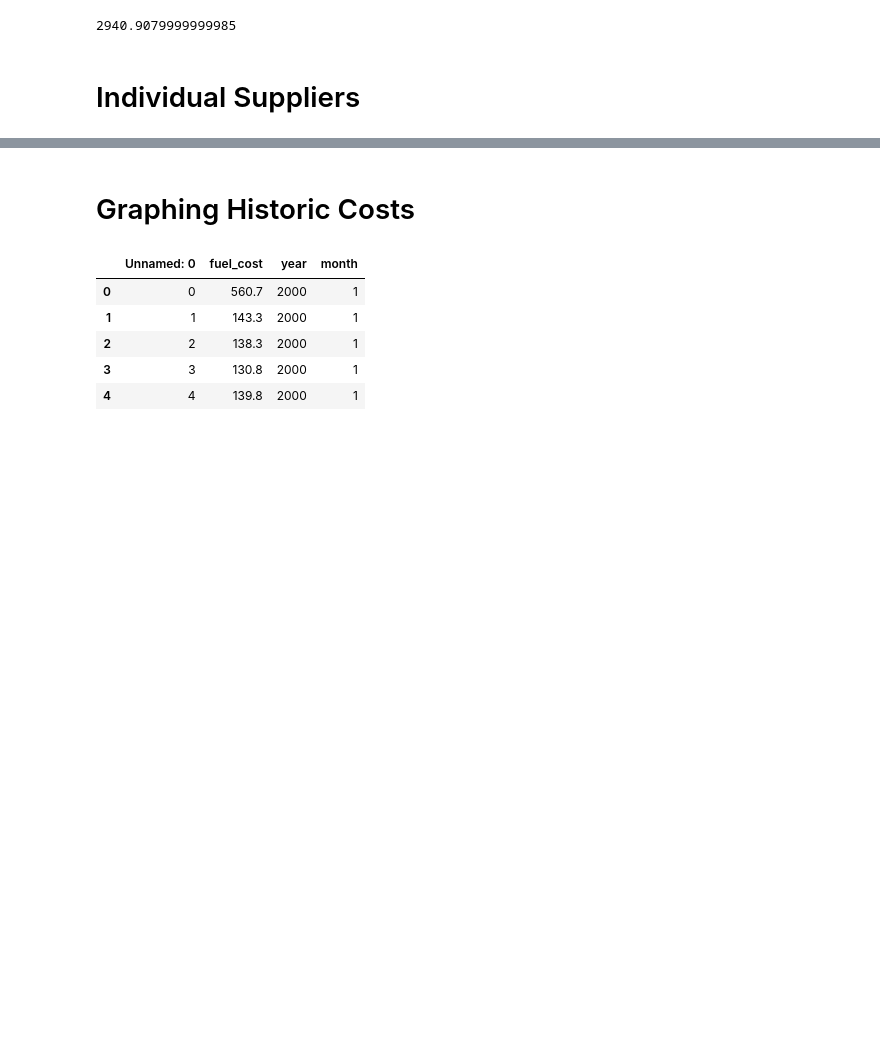
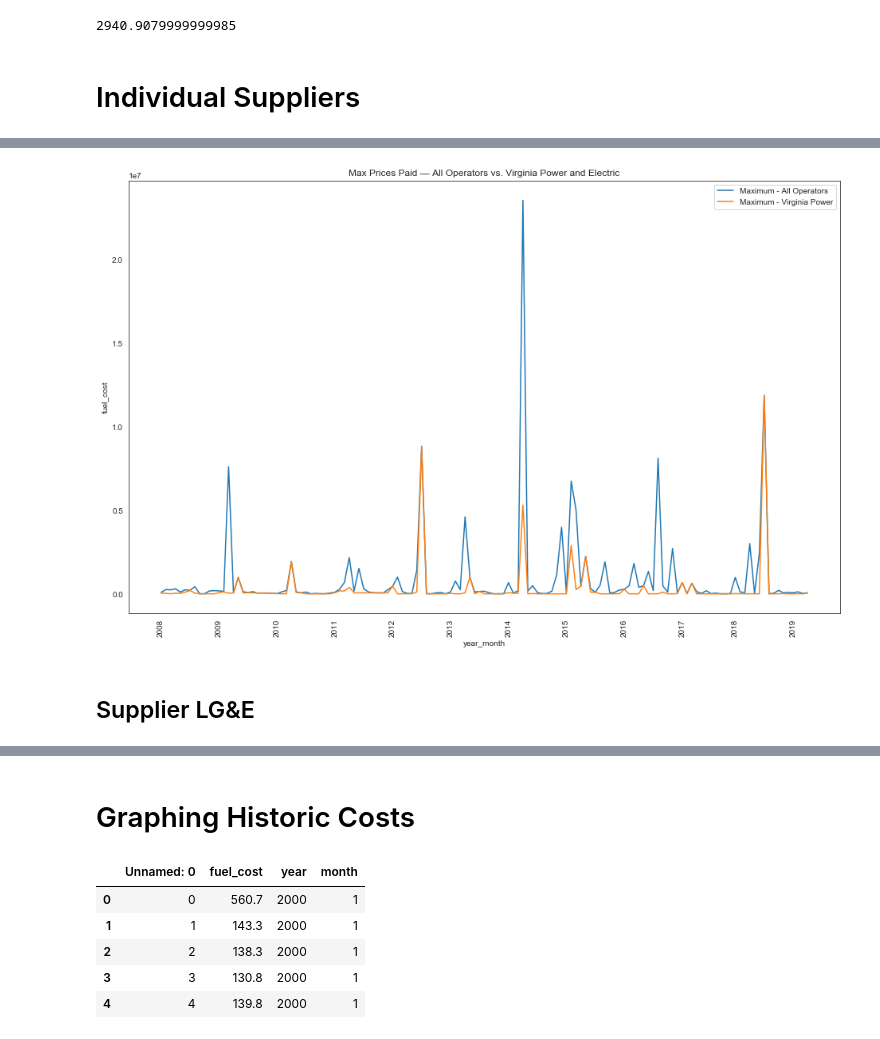
Before and after one commit to ortsed/eia-fuel-costs, a Jupyter notebook: 7-Analysis-and-Viz.ipynb, the cells around one changed output, grey strips where cells are left out. Cells and saved outputs as stored; diff of their text form; code cells hidden in the pictures; blank space fills up the shorter version.

```diff
--- a/7-Analysis-and-Viz.ipynb
+++ b/7-Analysis-and-Viz.ipynb
@@ -165,0 +224,40 @@ df[(df.fuel_group != "Coal") & (df.fuel_group != "Natural Gas")].fuel_cost.quant
+# %%
+df_s = df[(df["operator_id"] == "19876.0") & (df["fuel_group"] == "Natural Gas")]
+df_o = df[(df["fuel_group"] == "Natural Gas")]
+# %%
+def set_styles(labels):
+    sns.set_style("white")
+
+    fig = plt.figure(figsize=(16,10))
+    plt.xticks(rotation=90)
+    for i,label in enumerate(labels):
+        if "-" in label:
+            if int(label.split("-")[1]) == 1:
+                labels[i] = label.split("-")[0]
+            else:
+                labels[i] = ""
+        yticks = list(plt.yticks())
+
+    yticks = ['${:,}'.format(int(label)) for label in yticks[0]]
+    a1.set_yticklabels(yticks)
+
+    return labels
+# %%
+median_s = df_s.groupby("year_month").median()
+max_s = df_s.groupby("year_month").max()
+median_o = df_o.groupby("year_month").median()
+max_o = df_o.groupby("year_month").max()
+
+labels = set_styles(list(max_o.index))
+a2 = sns.lineplot(max_o.index, max_o["fuel_cost"], label="Maximum - All Operators")
+a4 = sns.lineplot(max_s.index, max_s["fuel_cost"], label="Maximum - Virginia Power")
+
+plt.title("Max Prices Paid — All Operators vs. Virginia Power and Electric")
+
+plt.legend()
+
+blah = a2.set_xticklabels(labels)
+# %% [output]
+[figure, added]
+# %% [markdown]
+## Supplier LG&E
```
Also changed, not shown: parts of 16 cells of this notebook, 1 other file.
